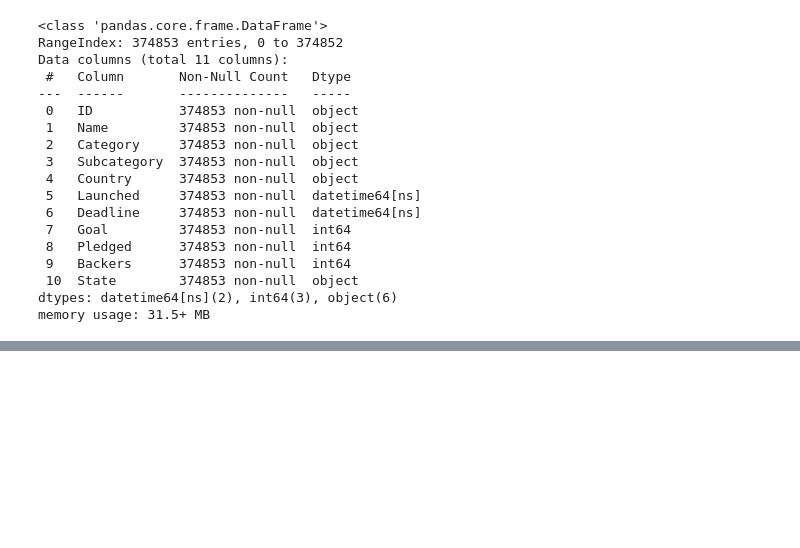
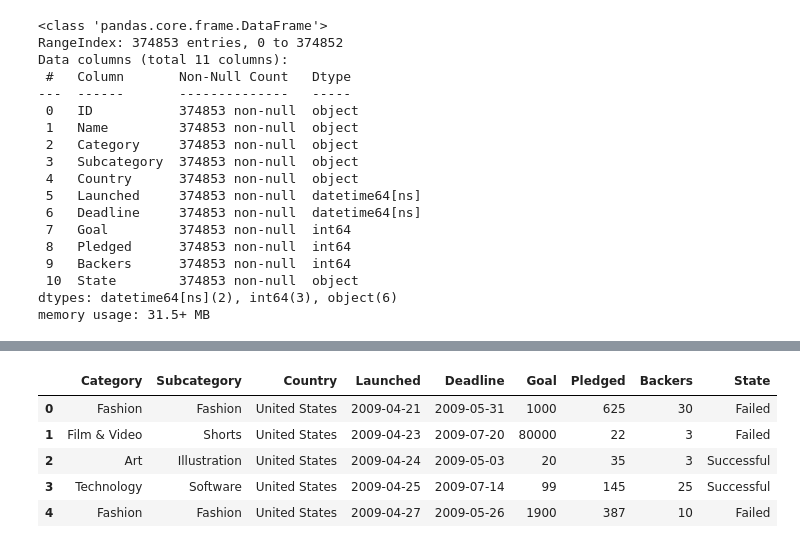
Before and after one commit to SBangarh/Kickstarter_analysis, a Jupyter notebook: eda.ipynb, the cells around one changed output, grey strips where cells are left out. Drawn from its saved outputs; the diff is of its cells as text; code cells hidden in the pictures; blank space fills up the shorter version.

```diff
--- a/eda.ipynb
+++ b/eda.ipynb
@@ -138,0 +266,9 @@ Data exploration/summarization
+# %%
+df_head(data_copy)
+# %% [output]
+|  | Category | Subcategory | Country | Launched | Deadline | Goal | Pledged | Backers | State |
+| 0 | Fashion | Fashion | United States | 2009-04-21 | 2009-05-31 | 1000 | 625 | 30 | Failed |
+| 1 | Film & Video | Shorts | United States | 2009-04-23 | 2009-07-20 | 80000 | 22 | 3 | Failed |
+| 2 | Art | Illustration | United States | 2009-04-24 | 2009-05-03 | 20 | 35 | 3 | Successful |
+| 3 | Technology | Software | United States | 2009-04-25 | 2009-07-14 | 99 | 145 | 25 | Successful |
+| 4 | Fashion | Fashion | United States | 2009-04-27 | 2009-05-26 | 1900 | 387 | 10 | Failed |
```
Also changed, not shown: parts of 28 cells of this notebook, 1 other file.
